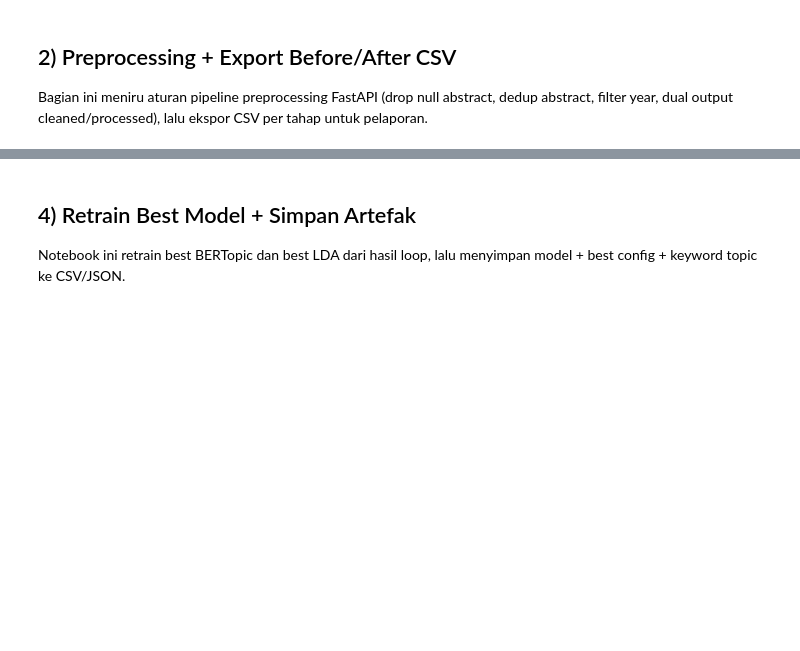
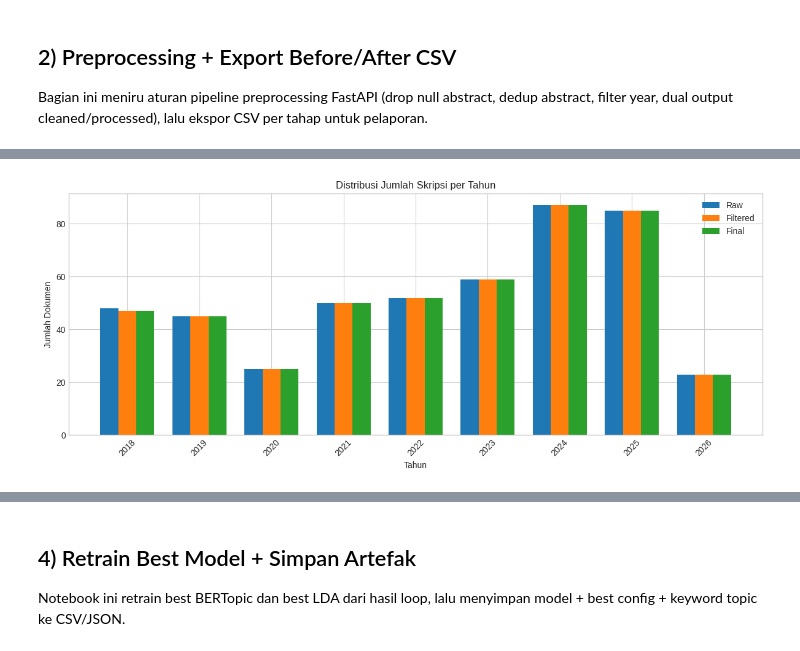
Before and after one commit to muhgalihhh/my-skripsi, a Jupyter notebook: fastapi/scripts/notebook_tuning_webform_bertopic_lda.ipynb, the cells around one changed output, grey strips where cells are left out. Saved outputs shown, nothing was run; the diff lists cells and outputs as text; code cells hidden in the pictures; blank space fills up the shorter version.

```diff
--- a/fastapi/scripts/notebook_tuning_webform_bertopic_lda.ipynb
+++ b/fastapi/scripts/notebook_tuning_webform_bertopic_lda.ipynb
@@ -14,12 +14,10 @@ Alur yang dipakai:
 
 Semua tahap penting mengekspor artefak CSV/JSON ke folder hasil run.
 # %%
-import itertools
 import json
 import math
 import random
 import sys
-import time
 from collections import Counter
 from datetime import datetime
 from pathlib import Path
@@ -27,11 +25,6 @@ from pathlib import Path
 import matplotlib.pyplot as plt
 import numpy as np
 import pandas as pd
-
-try:
-    import seaborn as sns
-except Exception:
-    sns = None
 
 try:
     from wordcloud import WordCloud
@@ -77,7 +70,7 @@ from app.models.schemas import (
 from app.services.preprocessing import TextPreprocessor
 
 RUN_TS = datetime.now().strftime("%Y%m%d-%H%M%S")
-ARTIFACT_ROOT = FASTAPI_ROOT / "data" / "results" / "notebook_tuning_web_form"
+ARTIFACT_ROOT = FASTAPI_ROOT / "data" / "results" / "notebook_tuning_topic_models"
 RUN_DIR = ARTIFACT_ROOT / f"run_{RUN_TS}"
 RUN_DIR.mkdir(parents=True, exist_ok=True)
 
@@ -545,0 +847,78 @@ Token array table saved: /home/galih/MySkripsi/- Aplikasi/my-skripsi/fastapi/dat
+# %%
+try:
+    plt.style.use("seaborn-v0_8-whitegrid")
+except Exception:
+    pass
+
+year_plot_path = EDA_DIR / "eda_year_distribution_raw_vs_final.png"
+drop_plot_path = EDA_DIR / "eda_drop_reason_bar.png"
+token_plot_path = EDA_DIR / "eda_token_boxplot.png"
+
+if not eda_year_distribution_df.empty:
+    x_labels = eda_year_distribution_df["year"].astype(str).tolist()
+    x_pos = np.arange(len(x_labels))
+    bar_width = 0.25
+
+    fig, ax = plt.subplots(figsize=(12, 5))
+    ax.bar(x_pos - bar_width, eda_year_distribution_df["count_raw"], width=bar_width, label="Raw")
+    ax.bar(x_pos, eda_year_distribution_df["count_filtered"], width=bar_width, label="Filtered")
+    ax.bar(x_pos + bar_width, eda_year_distribution_df["count_final"], width=bar_width, label="Final")
+
+    ax.set_title("Distribusi Jumlah Skripsi per Tahun")
+    ax.set_xlabel("Tahun")
+    ax.set_ylabel("Jumlah Dokumen")
+    ax.set_xticks(x_pos)
+    ax.set_xticklabels(x_labels, rotation=45)
+    ax.legend()
+
+    fig.tight_layout()
+    fig.savefig(year_plot_path, dpi=170, bbox_inches="tight")
+    plt.show()
+else:
+    print("Year distribution kosong, plot per tahun tidak dibuat.")
+
+if not eda_drop_reason_df.empty:
+    drop_plot_df = eda_drop_reason_df.sort_values("count", ascending=True)
+
+    fig, ax = plt.subplots(figsize=(10, 4))
+    bars = ax.barh(drop_plot_df["reason"], drop_plot_df["count"], color="#C44E52")
+
+    ax.set_title("Jumlah Data Ter-drop per Alasan")
+    ax.set_xlabel("Jumlah Dokumen")
+    ax.set_ylabel("Alasan Drop")
+
+    for bar, pct in zip(bars, drop_plot_df["pct_of_raw"]):
+        width = bar.get_width()
+        ax.text(width + 0.2, bar.get_y() + bar.get_height() / 2, f"{int(width)} ({pct}%)", va="center")
+
+    fig.tight_layout()
+    fig.savefig(drop_plot_path, dpi=170, bbox_inches="tight")
+    plt.show()
+else:
+    print("Drop summary kosong, plot data ter-drop tidak dibuat.")
+
+if not before_after_df.empty:
+    token_before = pd.to_numeric(before_after_df["token_before"], errors="coerce").dropna()
+    token_cleaned = pd.to_numeric(before_after_df["token_cleaned"], errors="coerce").dropna()
+    token_processed = pd.to_numeric(before_after_df["token_processed"], errors="coerce").dropna()
+
+    fig, ax = plt.subplots(figsize=(9, 5))
+    ax.boxplot(
+        [token_before, token_cleaned, token_processed],
+        tick_labels=["Before", "Cleaned", "Processed"],
+        showmeans=True,
+    )
+    ax.set_title("Perbandingan Distribusi Jumlah Token")
+    ax.set_ylabel("Jumlah Token")
+
+    fig.tight_layout()
+    fig.savefig(token_plot_path, dpi=170, bbox_inches="tight")
+    plt.show()
+else:
+    print("before_after_df kosong, boxplot token tidak dibuat.")
+
+print("Saved plot:", year_plot_path)
+print("Saved plot:", drop_plot_path)
+print("Saved plot:", token_plot_path)
+# %% [output]
+[figure, added]
```
Also changed, not shown: parts of 20 cells of this notebook, 5 other files.
